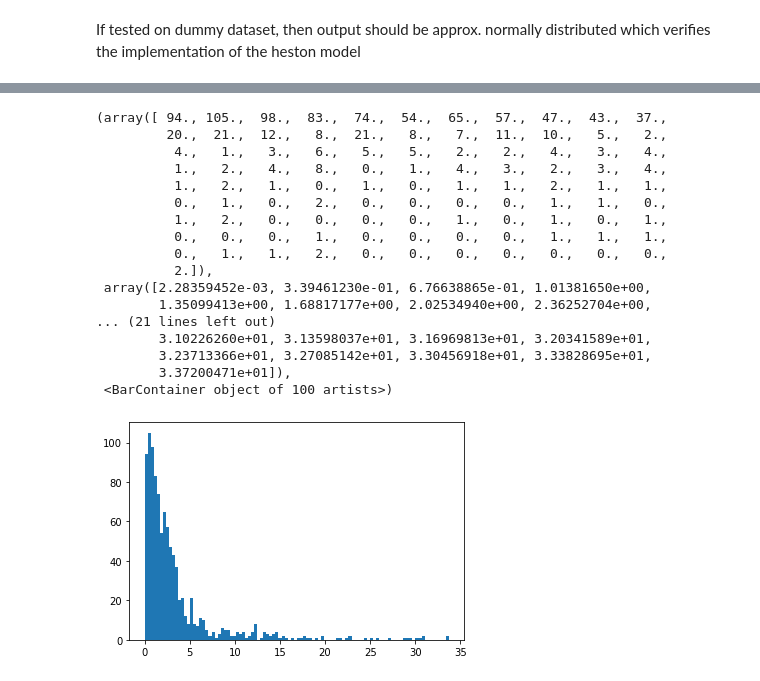
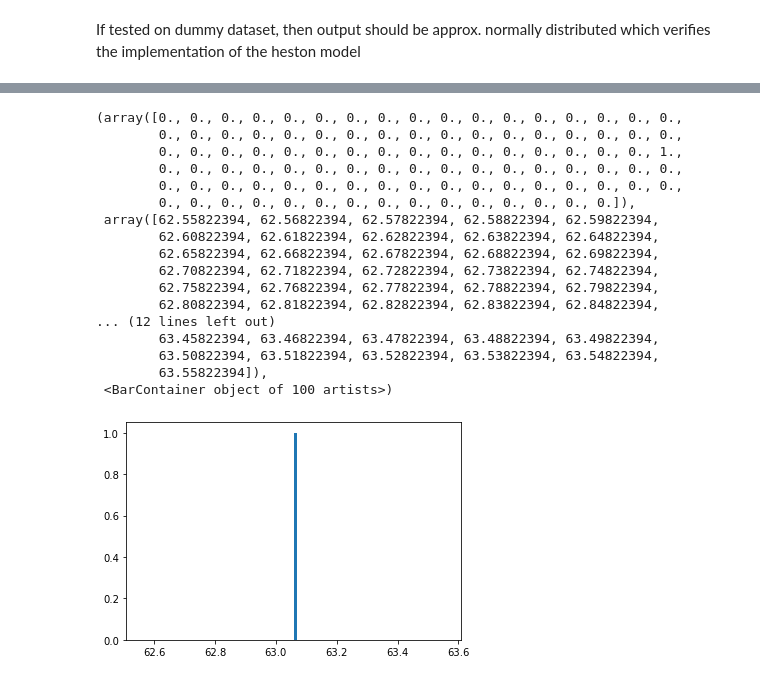
Before and after one commit to MathePhysics/UROP-2022, a Jupyter notebook: MonteCarloBenchmark/heston.ipynb, the cells around one changed output, grey strips where cells are left out. Saved outputs shown, nothing was run; the diff lists cells and outputs as text; code cells hidden in the pictures.

Commit message:
add working example of Heston

```diff
--- a/MonteCarloBenchmark/heston.ipynb
+++ b/MonteCarloBenchmark/heston.ipynb
@@ -91,5 +144,7 @@ We first load data for experiment and preprocess (roughly)
 # %%
-parent_path = str(pathlib.Path(os.getcwd()).parent)
-df = pd.read_csv(os.path.join(parent_path, 'data/roughwork.csv'))
-df.head()
+df = pd.read_csv(os.path.join(parent_path, 'data/data.csv'))
+
+print(df.shape)
+
+df.sample(5)
 # %% [output]
@@ -106,21 +162,9 @@ Here we use (almost) the same approach to model average long run volatility $\th
 # %%
-# divide by contract size for single share
-df.strike = df.strike / (df.contractsize*1000)
-df.asset_price = df.asset_price / (df.contractsize*1000)
-df.contract_price = df.contract_price / df.contractsize
-
-# divide by 365 for days to maturity ?
-df.days_to_maturity = df.days_to_maturity #/ 365
-
 # drop contract volume
 df.drop(['contract_volume'], axis = 1)
 
 # drop small strike prices
 df = df.drop(df[df.strike<0.1].index)
-
-
-# add moneyness
-df['moneyness'] = df.strike / df.asset_price
 
 # We may  add the following to the function for heston simulation
 
@@ -137,5 +181,3 @@ df['var_of_vol'] = 0.01 + 0.7 * np.random.rand(len(df))
 df['rho'] = -0.05 - 0.7 * np.random.rand(len(df))
 
 df.head()
-
-df.to_csv(os.path.join(parent_path, 'data/processed_data.csv'))
@@ -186,0 +193,2 @@ def generate_heston_vec(df, steps=1000, num_sims=100000):
+# %%
+df = df.sample(int(0.01*len(df)))
@@ -215,7 +227,7 @@ def generate_bs_vec(df):
     Output:
         - result: ndarray, containing prices for each sample
     """
-    S   = df['asset_price'].values
+    S   = df['underlyings_price'].values
     vol   = df['volatility'].values
     r     = df['rate'].values
     K     = df['strike'].values
@@ -225,8 +237,7 @@ def generate_bs_vec(df):
     d1 = (np.log(m) + (r + 0.5 * vol ** 2) * T) / (vol * np.sqrt(T))
     d2 = d1 - vol * np.sqrt(T)
 
-    S_call = S * scipy.stats.norm.cdf(d1) - \
-        K * np.exp(-r * T) * scipy.stats.norm.cdf(d2)
+    S_call = S * norm.cdf(d1) - K * np.exp(-r * T) * norm.cdf(d2)
 
     return S_call
 # %% [markdown]
@@ -286,22 +300,23 @@ print('MSE for B-S: ', test_output_bs)
 # %%
 import matplotlib.pyplot as plt
-plt.hist(test_output, bins = 100)
+plt.hist(test_output_heston, bins = 100)
+plt.hist(test_output_bs, bins = 100)
 # %% [output]
-(array([ 94., 105.,  98.,  83.,  74.,  54.,  65.,  57.,  47.,  43.,  37.,
-         20.,  21.,  12.,   8.,  21.,   8.,   7.,  11.,  10.,   5.,   2.,
-          4.,   1.,   3.,   6.,   5.,   5.,   2.,   2.,   4.,   3.,   4.,
-          1.,   2.,   4.,   8.,   0.,   1.,   4.,   3.,   2.,   3.,   4.,
-          1.,   2.,   1.,   0.,   1.,   0.,   1.,   1.,   2.,   1.,   1.,
-          0.,   1.,   0.,   2.,   0.,   0.,   0.,   0.,   1.,   1.,   0.,
-          1.,   2.,   0.,   0.,   0.,   0.,   1.,   0.,   1.,   0.,   1.,
-          0.,   0.,   0.,   1.,   0.,   0.,   0.,   0.,   1.,   1.,   1.,
-          0.,   1.,   1.,   2.,   0.,   0.,   0.,   0.,   0.,   0.,   0.,
-          2.]),
- array([2.28359452e-03, 3.39461230e-01, 6.76638865e-01, 1.01381650e+00,
-        1.35099413e+00, 1.68817177e+00, 2.02534940e+00, 2.36252704e+00,
-... (21 lines left out)
-        3.10226260e+01, 3.13598037e+01, 3.16969813e+01, 3.20341589e+01,
-        3.23713366e+01, 3.27085142e+01, 3.30456918e+01, 3.33828695e+01,
-        3.37200471e+01]),
+(array([0., 0., 0., 0., 0., 0., 0., 0., 0., 0., 0., 0., 0., 0., 0., 0., 0.,
+        0., 0., 0., 0., 0., 0., 0., 0., 0., 0., 0., 0., 0., 0., 0., 0., 0.,
+        0., 0., 0., 0., 0., 0., 0., 0., 0., 0., 0., 0., 0., 0., 0., 0., 1.,
+        0., 0., 0., 0., 0., 0., 0., 0., 0., 0., 0., 0., 0., 0., 0., 0., 0.,
+        0., 0., 0., 0., 0., 0., 0., 0., 0., 0., 0., 0., 0., 0., 0., 0., 0.,
+        0., 0., 0., 0., 0., 0., 0., 0., 0., 0., 0., 0., 0., 0., 0.]),
+ array([62.55822394, 62.56822394, 62.57822394, 62.58822394, 62.59822394,
+        62.60822394, 62.61822394, 62.62822394, 62.63822394, 62.64822394,
+        62.65822394, 62.66822394, 62.67822394, 62.68822394, 62.69822394,
+        62.70822394, 62.71822394, 62.72822394, 62.73822394, 62.74822394,
+        62.75822394, 62.76822394, 62.77822394, 62.78822394, 62.79822394,
+        62.80822394, 62.81822394, 62.82822394, 62.83822394, 62.84822394,
+... (12 lines left out)
+        63.45822394, 63.46822394, 63.47822394, 63.48822394, 63.49822394,
+        63.50822394, 63.51822394, 63.52822394, 63.53822394, 63.54822394,
+        63.55822394]),
  <BarContainer object of 100 artists>)
-[figure, old version]
+[figure, new version]
```
Also changed, not shown: parts of 12 cells of this notebook.
